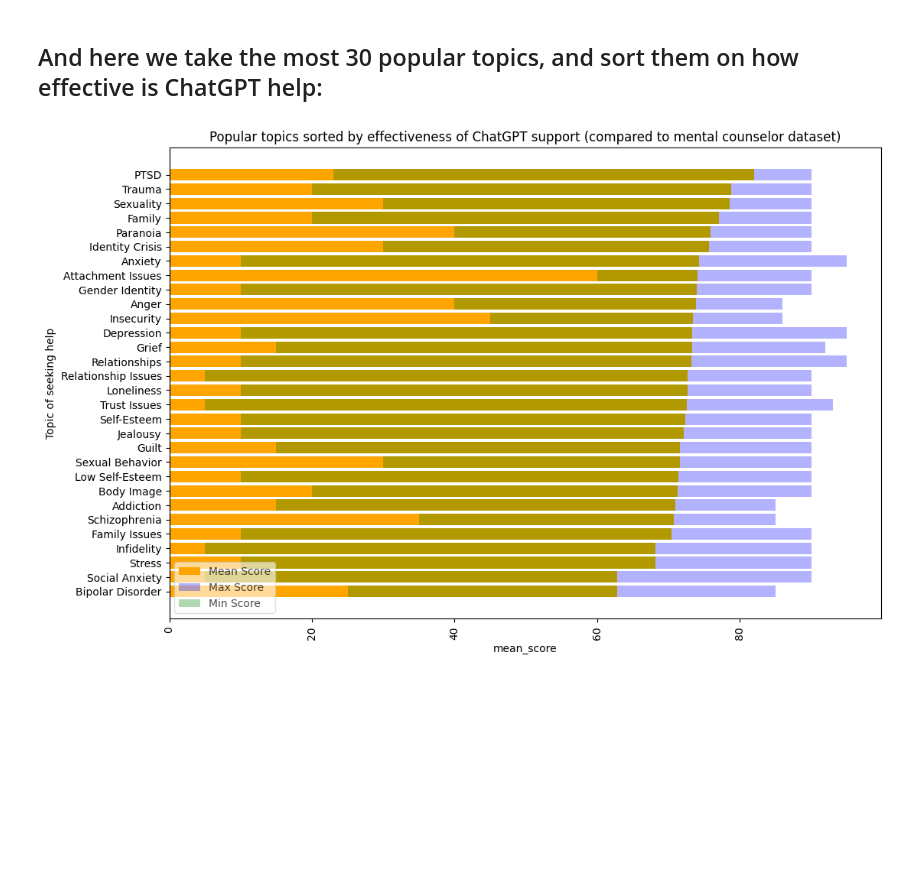
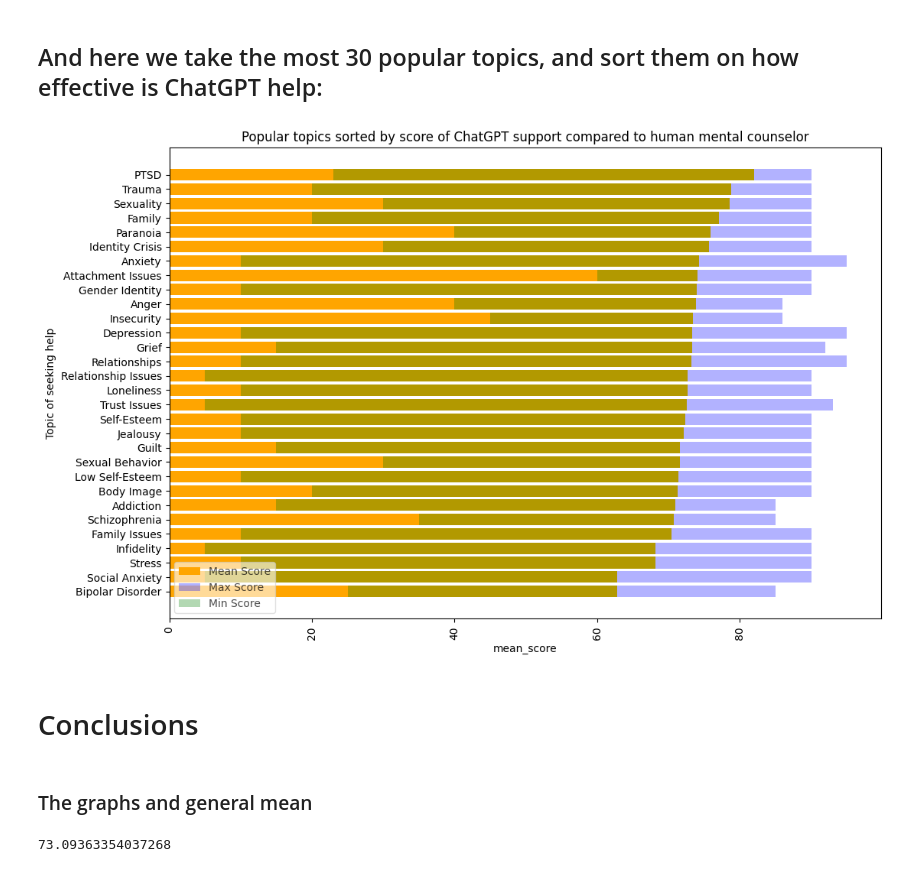
Before and after one commit to MIT-Emerging-Talent/2024-group-03-cdsp, a Jupyter notebook: 3_data_analysis/chatgpt_simulation/notebook_simulation_dataset_analysis.ipynb, the cells around one changed output. Saved outputs shown, nothing was run; the diff lists cells and outputs as text; code cells hidden in the pictures; blank space fills up the shorter version.

Commit message:
Added conclusions, write README.md for this data_analysis, make some improvements

```diff
--- a/3_data_analysis/chatgpt_simulation/notebook_simulation_dataset_analysis.ipynb
+++ b/3_data_analysis/chatgpt_simulation/notebook_simulation_dataset_analysis.ipynb
@@ -410,10 +402,18 @@ simulation_dataset_by_labels_top_occurrences_aggregated
 # %% [markdown]
 ## And here we take the most 30 popular topics, and sort them on how effective is ChatGPT help:
 # %%
-top_labels_graph('Popular topics sorted by effectiveness of ChatGPT support (compared to mental counselor dataset)', dataset=simulation_dataset_by_labels_top_occurrences_aggregated)
+top_labels_graph('Popular topics sorted by score of ChatGPT support compared to human mental counselor', dataset=simulation_dataset_by_labels_top_occurrences_aggregated)
 # %% [output]
-[figure, old version]
+[figure, new version]
 # %%
 simulation_dataset_aggregated.to_csv('final_datasets/simulation_dataset_aggregated.csv')
 simulation_dataset_aggregated_by_labels.to_csv('final_datasets/simulation_dataset_aggregated_by_labels.csv')
 simulation_dataset_by_labels_top_occurrences_aggregated.to_csv('final_datasets/simulation_dataset_by_labels_top_occurrences_aggregated.csv')
+# %% [markdown]
+# Conclusions
+# %% [markdown]
+### The graphs and general mean
+# %%
+simulation_dataset_aggregated['mean_score'].mean()
+# %% [output]
+73.09363354037268
```
Also changed, not shown: parts of 14 cells of this notebook, 6 other files.
